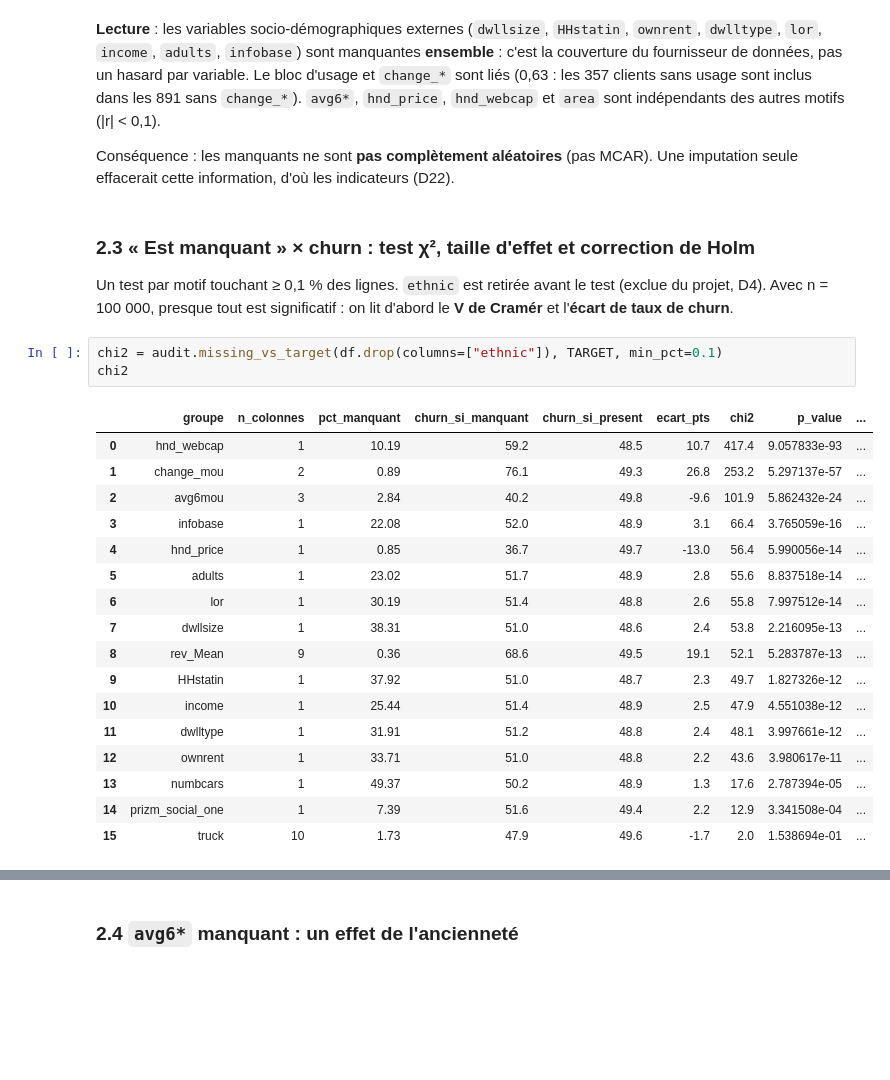
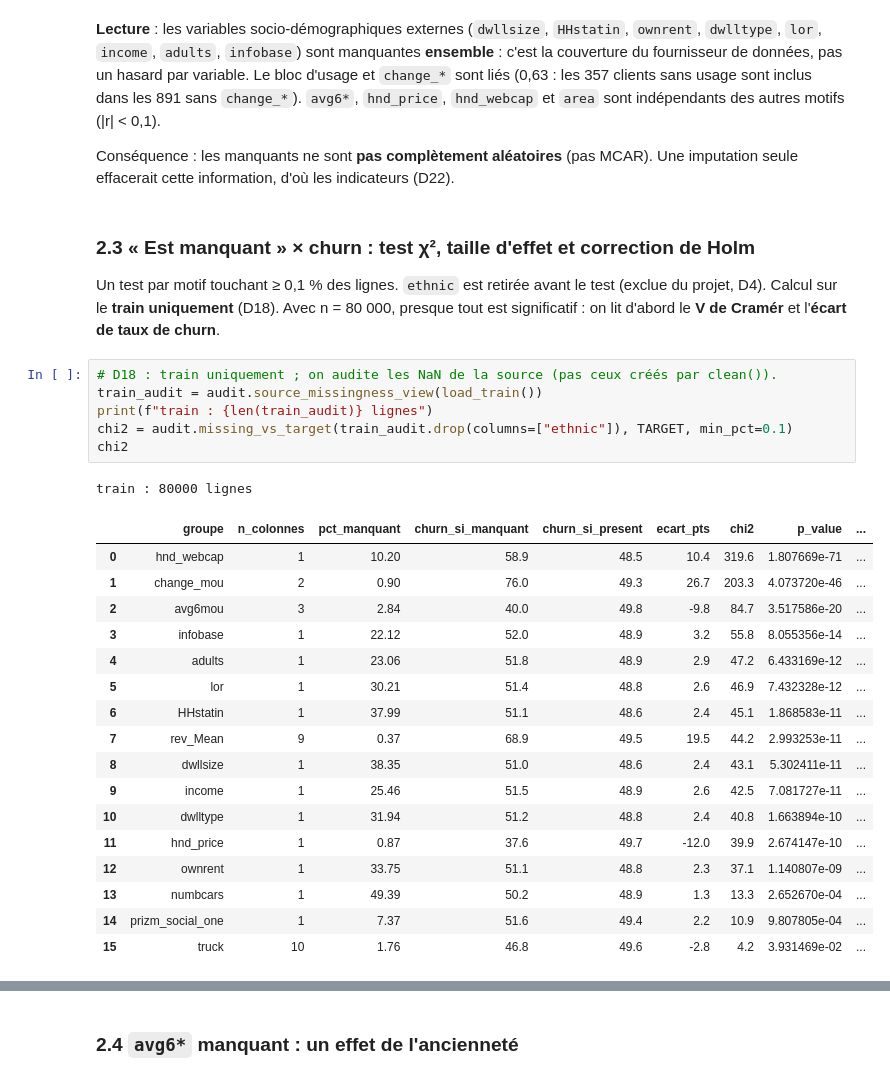
Before and after one commit to malek-ksouri/telecom_churn, a Jupyter notebook: notebooks/01_data_audit.ipynb, the cells around one changed output, grey strips where cells are left out. Saved outputs shown, nothing was run; the diff lists cells and outputs as text; blank space fills up the shorter version.

```diff
--- a/notebooks/01_data_audit.ipynb
+++ b/notebooks/01_data_audit.ipynb
@@ -137,28 +138,32 @@ Conséquence : les manquants ne sont **pas complètement aléatoires** (pas MCAR
 # %% [markdown]
 ### 2.3 « Est manquant » × churn : test χ², taille d'effet et correction de Holm
 
-Un test par motif touchant ≥ 0,1 % des lignes. `ethnic` est retirée avant le test (exclue du projet, D4). Avec n = 100 000, presque tout est significatif : on lit d'abord le **V de Cramér** et l'**écart de taux de churn**.
+Un test par motif touchant ≥ 0,1 % des lignes. `ethnic` est retirée avant le test (exclue du projet, D4). Calcul sur le **train uniquement** (D18). Avec n = 80 000, presque tout est significatif : on lit d'abord le **V de Cramér** et l'**écart de taux de churn**.
-# %%
-chi2 = audit.missing_vs_target(df.drop(columns=["ethnic"]), TARGET, min_pct=0.1)
-chi2
-# %% [output]
-|  | groupe | n_colonnes | pct_manquant | churn_si_manquant | churn_si_present | ecart_pts | chi2 | p_value | ... |
-| 0 | hnd_webcap | 1 | 10.19 | 59.2 | 48.5 | 10.7 | 417.4 | 9.057833e-93 | ... |
-| 1 | change_mou | 2 | 0.89 | 76.1 | 49.3 | 26.8 | 253.2 | 5.297137e-57 | ... |
-| 2 | avg6mou | 3 | 2.84 | 40.2 | 49.8 | -9.6 | 101.9 | 5.862432e-24 | ... |
-| 3 | infobase | 1 | 22.08 | 52.0 | 48.9 | 3.1 | 66.4 | 3.765059e-16 | ... |
-| 4 | hnd_price | 1 | 0.85 | 36.7 | 49.7 | -13.0 | 56.4 | 5.990056e-14 | ... |
-| 5 | adults | 1 | 23.02 | 51.7 | 48.9 | 2.8 | 55.6 | 8.837518e-14 | ... |
-| 6 | lor | 1 | 30.19 | 51.4 | 48.8 | 2.6 | 55.8 | 7.997512e-14 | ... |
-| 7 | dwllsize | 1 | 38.31 | 51.0 | 48.6 | 2.4 | 53.8 | 2.216095e-13 | ... |
-| 8 | rev_Mean | 9 | 0.36 | 68.6 | 49.5 | 19.1 | 52.1 | 5.283787e-13 | ... |
-| 9 | HHstatin | 1 | 37.92 | 51.0 | 48.7 | 2.3 | 49.7 | 1.827326e-12 | ... |
-| 10 | income | 1 | 25.44 | 51.4 | 48.9 | 2.5 | 47.9 | 4.551038e-12 | ... |
-| 11 | dwlltype | 1 | 31.91 | 51.2 | 48.8 | 2.4 | 48.1 | 3.997661e-12 | ... |
-| 12 | ownrent | 1 | 33.71 | 51.0 | 48.8 | 2.2 | 43.6 | 3.980617e-11 | ... |
-| 13 | numbcars | 1 | 49.37 | 50.2 | 48.9 | 1.3 | 17.6 | 2.787394e-05 | ... |
-| 14 | prizm_social_one | 1 | 7.39 | 51.6 | 49.4 | 2.2 | 12.9 | 3.341508e-04 | ... |
-| 15 | truck | 10 | 1.73 | 47.9 | 49.6 | -1.7 | 2.0 | 1.538694e-01 | ... |
+# %%
+# D18 : train uniquement ; on audite les NaN de la source (pas ceux créés par clean()).
+train_audit = audit.source_missingness_view(load_train())
+print(f"train : {len(train_audit)} lignes")
+chi2 = audit.missing_vs_target(train_audit.drop(columns=["ethnic"]), TARGET, min_pct=0.1)
+chi2
+# %% [output]
+train : 80000 lignes
+|  | groupe | n_colonnes | pct_manquant | churn_si_manquant | churn_si_present | ecart_pts | chi2 | p_value | ... |
+| 0 | hnd_webcap | 1 | 10.20 | 58.9 | 48.5 | 10.4 | 319.6 | 1.807669e-71 | ... |
+| 1 | change_mou | 2 | 0.90 | 76.0 | 49.3 | 26.7 | 203.3 | 4.073720e-46 | ... |
+| 2 | avg6mou | 3 | 2.84 | 40.0 | 49.8 | -9.8 | 84.7 | 3.517586e-20 | ... |
+| 3 | infobase | 1 | 22.12 | 52.0 | 48.9 | 3.2 | 55.8 | 8.055356e-14 | ... |
+| 4 | adults | 1 | 23.06 | 51.8 | 48.9 | 2.9 | 47.2 | 6.433169e-12 | ... |
+| 5 | lor | 1 | 30.21 | 51.4 | 48.8 | 2.6 | 46.9 | 7.432328e-12 | ... |
+| 6 | HHstatin | 1 | 37.99 | 51.1 | 48.6 | 2.4 | 45.1 | 1.868583e-11 | ... |
+| 7 | rev_Mean | 9 | 0.37 | 68.9 | 49.5 | 19.5 | 44.2 | 2.993253e-11 | ... |
+| 8 | dwllsize | 1 | 38.35 | 51.0 | 48.6 | 2.4 | 43.1 | 5.302411e-11 | ... |
+| 9 | income | 1 | 25.46 | 51.5 | 48.9 | 2.6 | 42.5 | 7.081727e-11 | ... |
+| 10 | dwlltype | 1 | 31.94 | 51.2 | 48.8 | 2.4 | 40.8 | 1.663894e-10 | ... |
+| 11 | hnd_price | 1 | 0.87 | 37.6 | 49.7 | -12.0 | 39.9 | 2.674147e-10 | ... |
+| 12 | ownrent | 1 | 33.75 | 51.1 | 48.8 | 2.3 | 37.1 | 1.140807e-09 | ... |
+| 13 | numbcars | 1 | 49.39 | 50.2 | 48.9 | 1.3 | 13.3 | 2.652670e-04 | ... |
+| 14 | prizm_social_one | 1 | 7.37 | 51.6 | 49.4 | 2.2 | 10.9 | 9.807805e-04 | ... |
+| 15 | truck | 10 | 1.76 | 46.8 | 49.6 | -2.8 | 4.2 | 3.931469e-02 | ... |
 # %% [markdown]
 **Constats**
 
```
Also changed, not shown: parts of 7 cells of this notebook, 38 other files.
